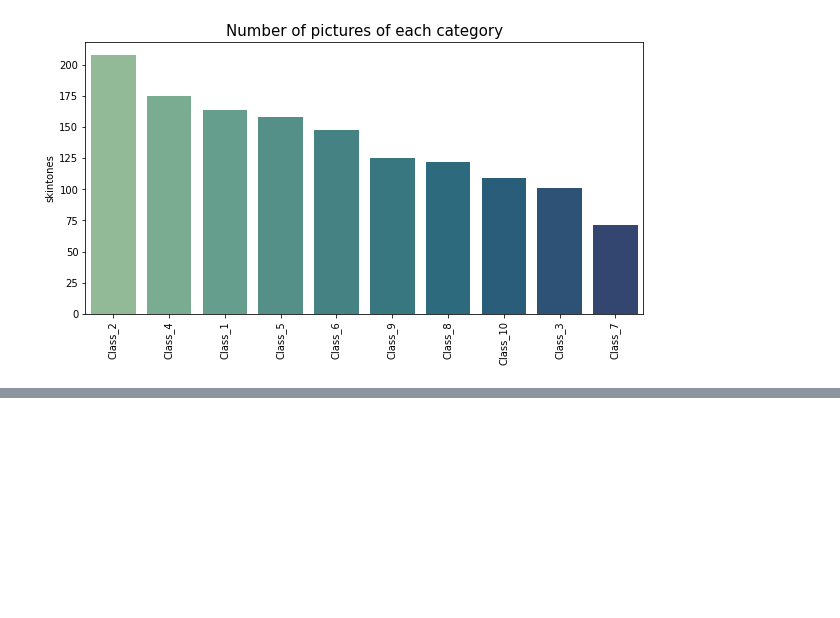
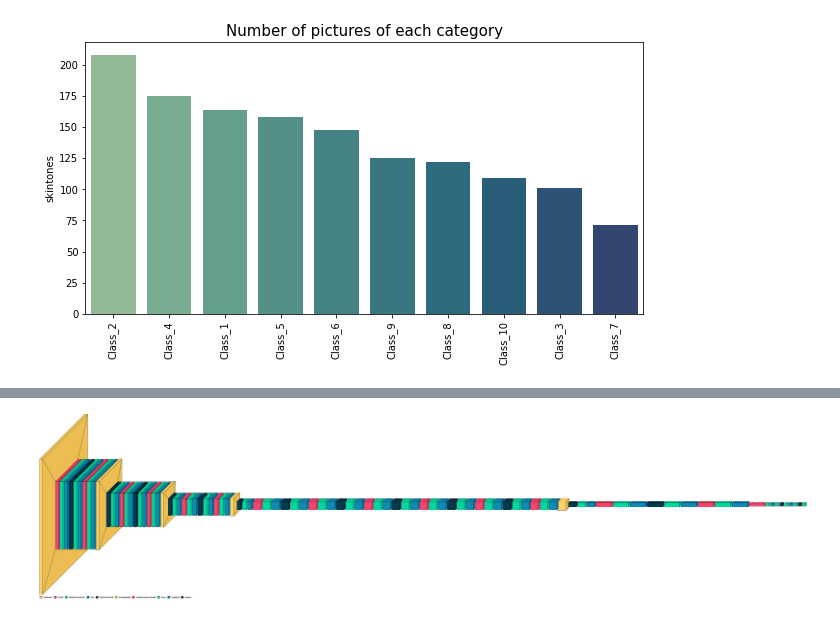
Before and after one commit to RidwendDev/DeepLearningPro-SkinSight, a Jupyter notebook: skin-tones-classify.ipynb, the cells around one changed output, grey strips where cells are left out. Drawn from its saved outputs; the diff is of its cells as text; code cells hidden in the pictures; blank space fills up the shorter version.

```diff
--- a/skin-tones-classify.ipynb
+++ b/skin-tones-classify.ipynb
@@ -323,0 +159,17 @@ plt.show()
+# %%
+pretrained_model = MobileNet(input_shape=(224, 224, 3), include_top=False, weights='imagenet', pooling='avg')
+pretrained_model.trainable = False
+# %%
+from tensorflow.keras.layers import LeakyReLU
+
+inputs3 = pretrained_model.input
+x3 = tf.keras.layers.Dense(128)(pretrained_model.output)
+x3 = LeakyReLU(alpha=0.1)(x3)  # Menggunakan LeakyReLU dengan alpha=0.1
+x3 = tf.keras.layers.BatchNormalization()(x3)
+x3 = tf.keras.layers.Dropout(0.5)(x3)
+x3 = tf.keras.layers.Dense(64)(x3)
+x3 = LeakyReLU(alpha=0.1)(x3)
+x3 = tf.keras.layers.BatchNormalization()(x3)
+x3 = tf.keras.layers.Dropout(0.3)(x3)
+outputs3 = tf.keras.layers.Dense(10, activation='softmax')(x3)
+model = tf.keras.Model(inputs=inputs3, outputs=outputs3)
@@ -323,0 +184,5 @@ plt.show()
+# %%
+import visualkeras
+visualkeras.layered_view(model, legend=True)
+# %% [output]
+[figure, added]
```
Also changed, not shown: parts of 41 cells of this notebook.
